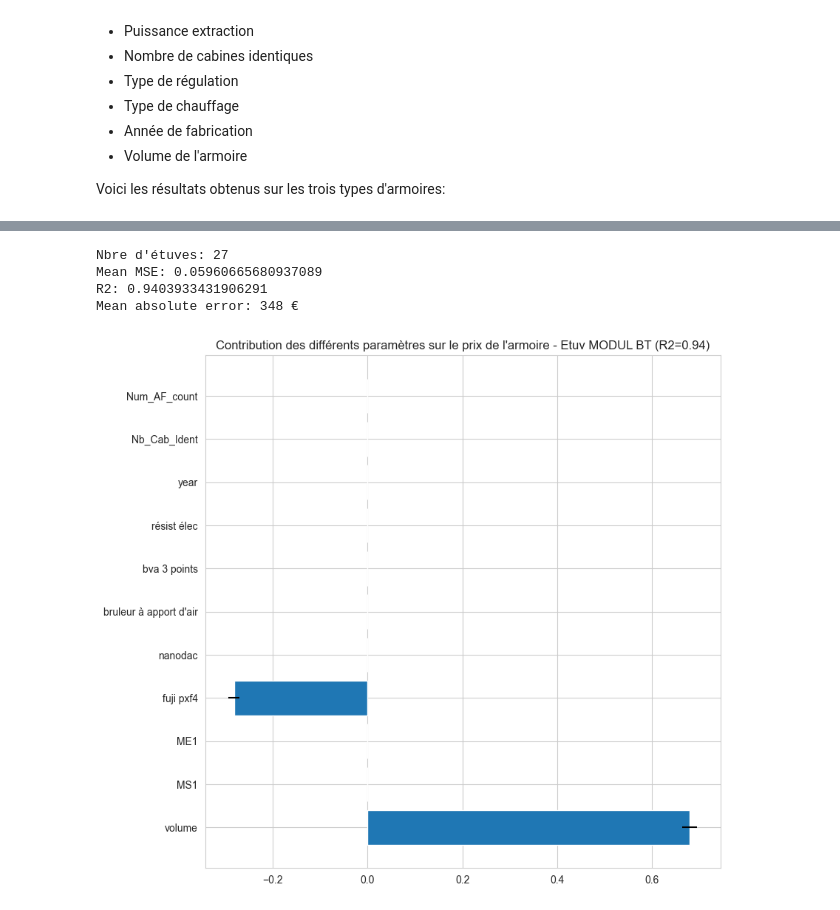
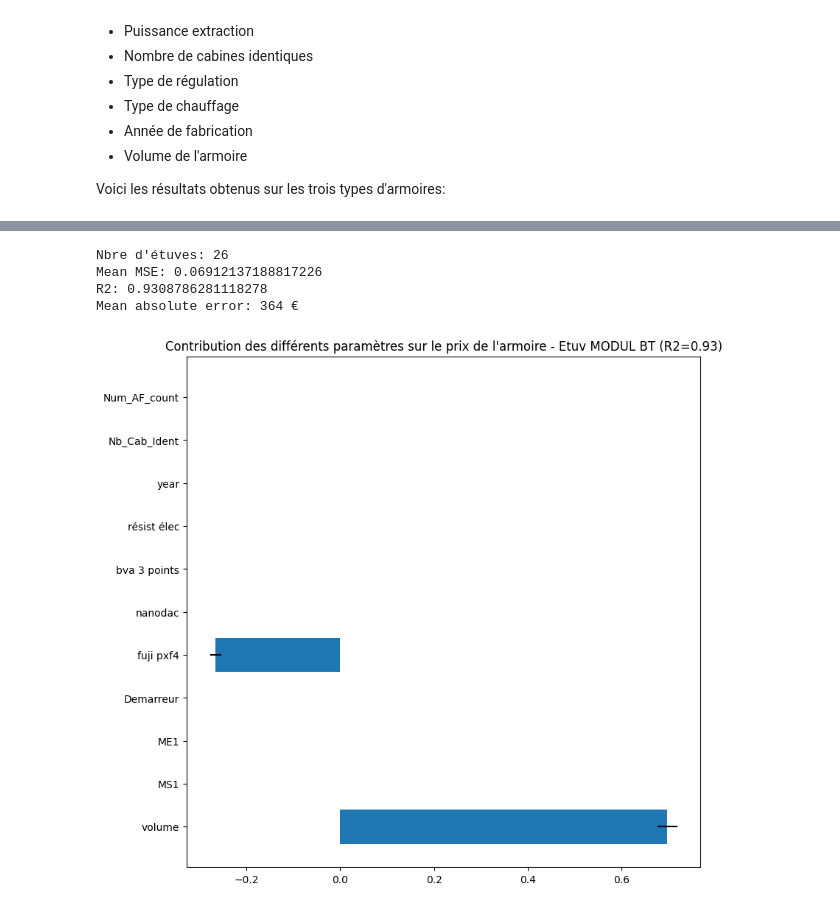
Before and after one commit to paolomia/schema_elec_industrie, a Jupyter notebook: report_12_23.ipynb, the cells around one changed output, grey strips where cells are left out. Drawn from its saved outputs; the diff is of its cells as text; code cells hidden in the pictures.

```diff
--- a/report_12_23.ipynb
+++ b/report_12_23.ipynb
@@ -436,7 +500,8 @@ plt.show();
 # ║║║║ ║ ║║║ ║║     ╠╩╗║
 # ╩ ╩╚═╝═╩╝╚═╝╩═╝o  ╚═╝╩
 # On essaye de filtrer les monoblocs:
-df = df_etuve[df_etuve['ADV'] == 'ADV-ETUVE-MOD-BT'].copy()
+df = df_etuve[(df_etuve['ADV'] == 'ADV-ETUVE-MOD-BT')].copy()
+# df = df_etuve[(df_etuve['ADV'] == 'ADV-ETUVE-MOD-BT') | (df_etuve['ADV'] == 'ADV-ETUVE-MOD-HT')].copy()
 #  2 moteurs de soufflage
 df = df[df['Nb_MS'] == 1]
 
@@ -445,7 +510,9 @@ distinct_cases = df.groupby(['MS1', 'ME1'], as_index=False)['Num_AF'].count()
 # Join with df
 df = df.merge(distinct_cases, on=['MS1', 'ME1'], how='left', suffixes=('', '_count'))
 #  Remove where price is 0
-df = df[df['armoire_price'] > 0]
+# target = 'soufflage_price'
+target = 'armoire_price'
+df = df[df[target] > 0]
 # Replace no ME1 by 0
 df['ME1'] = df['ME1'].fillna(0)
 
@@ -482,11 +549,15 @@ import numpy as np
 
 # Use a k-fold cross validation to find the best alpha
 
-y = df['armoire_price'].values
+y = df[target].values
+
+# If the engine is more than 7kW, we need a starter
+df['demarreur'] = df['MS1'] >= 7
+df['demarreur'] = df['demarreur'].astype(float)
 
 X = df[['volume']].values
 # X = df[['ME1']].values
-X = np.concatenate((X, df[['MS1', 'ME1']].values), axis=1)
+X = np.concatenate((X, df[['MS1', 'ME1', 'demarreur']].values), axis=1)
 # Add OH encoding
 X = np.concatenate((X, OH_Reg), axis=1)
 X = np.concatenate((X, OH_Chauff), axis=1)
@@ -520,39 +591,39 @@ cv = LeavePOut(p=1)
 cv_results = cross_validate(model, X, y, cv=cv, return_estimator=True, scoring='neg_mean_squared_error')
 
 # Extract R2 scores
 nmse_scores = cv_results['test_score']
 
 # Extract coefficients
 coefficients = np.array([estimator.coef_ for estimator in cv_results['estimator']])
 
 # Calculate the mean and standard deviation of the coefficients
 mean_coefficients = np.mean(coefficients, axis=0)
 std_coefficients = np.std(coefficients, axis=0)
 
 # Print results
 mean_mse = np.mean(-nmse_scores)
 print("Mean MSE:", mean_mse)
 r2 = 1 - mean_mse / np.var(y)
 print("R2:", r2)
 # print("Mean coefficients:", mean_coefficients)
 # print("Standard deviation of coefficients:", std_coefficients)
 mean_err_euros = np.abs(mean_mse) ** 0.5 * y_std
 print(f"Mean absolute error: {mean_err_euros:.0f} €")
 # Make a plot of contribution of different coefficients
 fig, ax = plt.subplots(1, 1, figsize=(9, 9))
 ax.barh(np.arange(len(mean_coefficients)), mean_coefficients, xerr=std_coefficients)
 ax.set_yticks(np.arange(len(mean_coefficients)))
-labels = ['volume', 'MS1', 'ME1'] + list(enc1.categories_[0]) + list(enc2.categories_[0]) + ['year', 'Nb_Cab_Ident',
+labels = ['volume', 'MS1', 'ME1', 'Demarreur'] + list(enc1.categories_[0]) + list(enc2.categories_[0]) + ['year', 'Nb_Cab_Ident',
                                                                                              'Num_AF_count']
 ax.set_yticklabels(labels)
 ax.set_title(f"Contribution des différents paramètres sur le prix de l'armoire - Etuv MODUL BT (R2={r2:.2f})")
 plt.show();
 # %% [output]
-Nbre d'étuves: 27
-Mean MSE: 0.05960665680937089
-R2: 0.9403933431906291
-Mean absolute error: 348 €
+Nbre d'étuves: 26
+Mean MSE: 0.06912137188817226
+R2: 0.9308786281118278
+Mean absolute error: 364 €
-[figure, old version]
+[figure, new version]
 # %%
 # ╔╦╗╔═╗╔╗╔╔═╗╔╗ ╦  ╔═╗╔═╗
 # ║║║║ ║║║║║ ║╠╩╗║  ║ ║║
```
Also changed, not shown: parts of 12 cells of this notebook, 2 other files.
